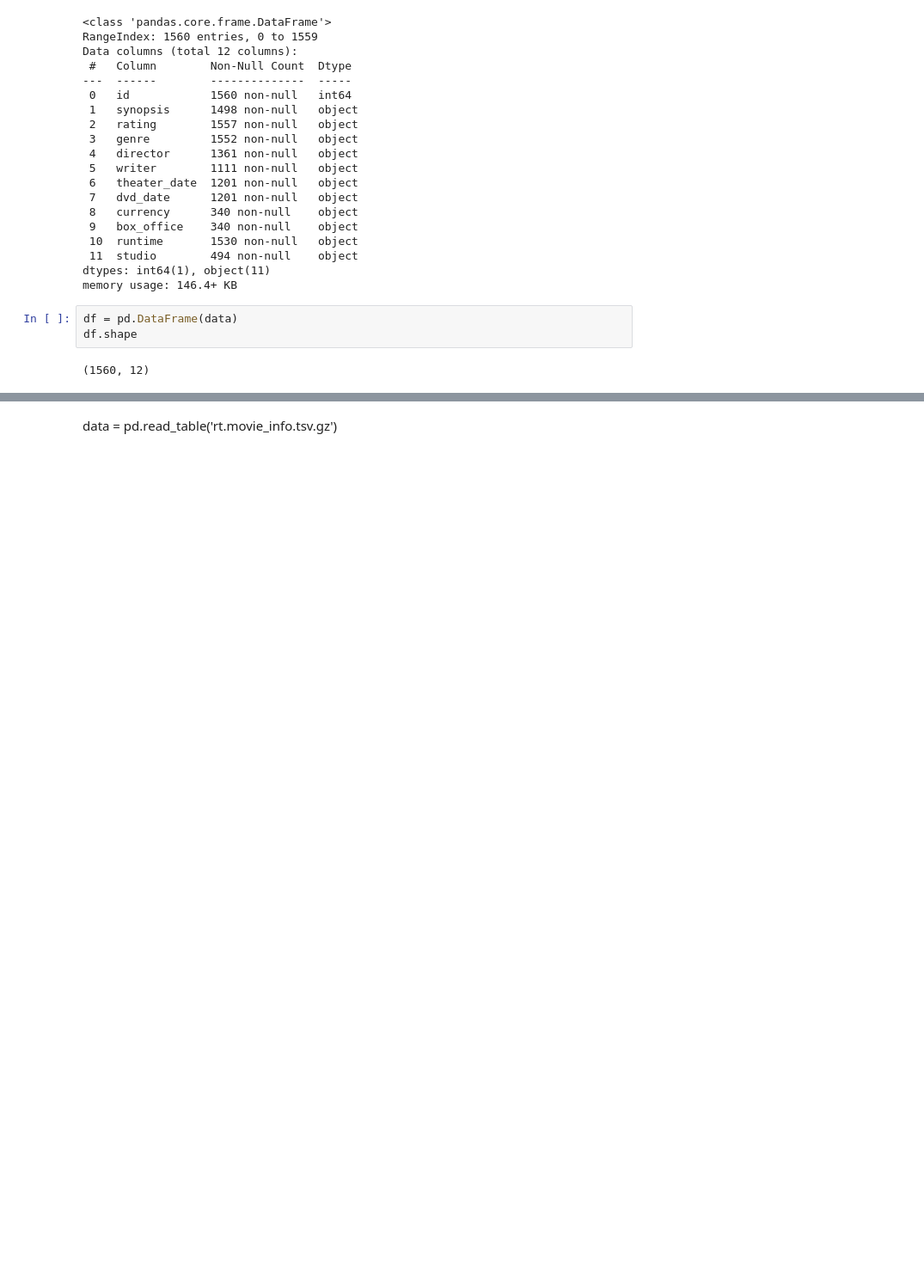
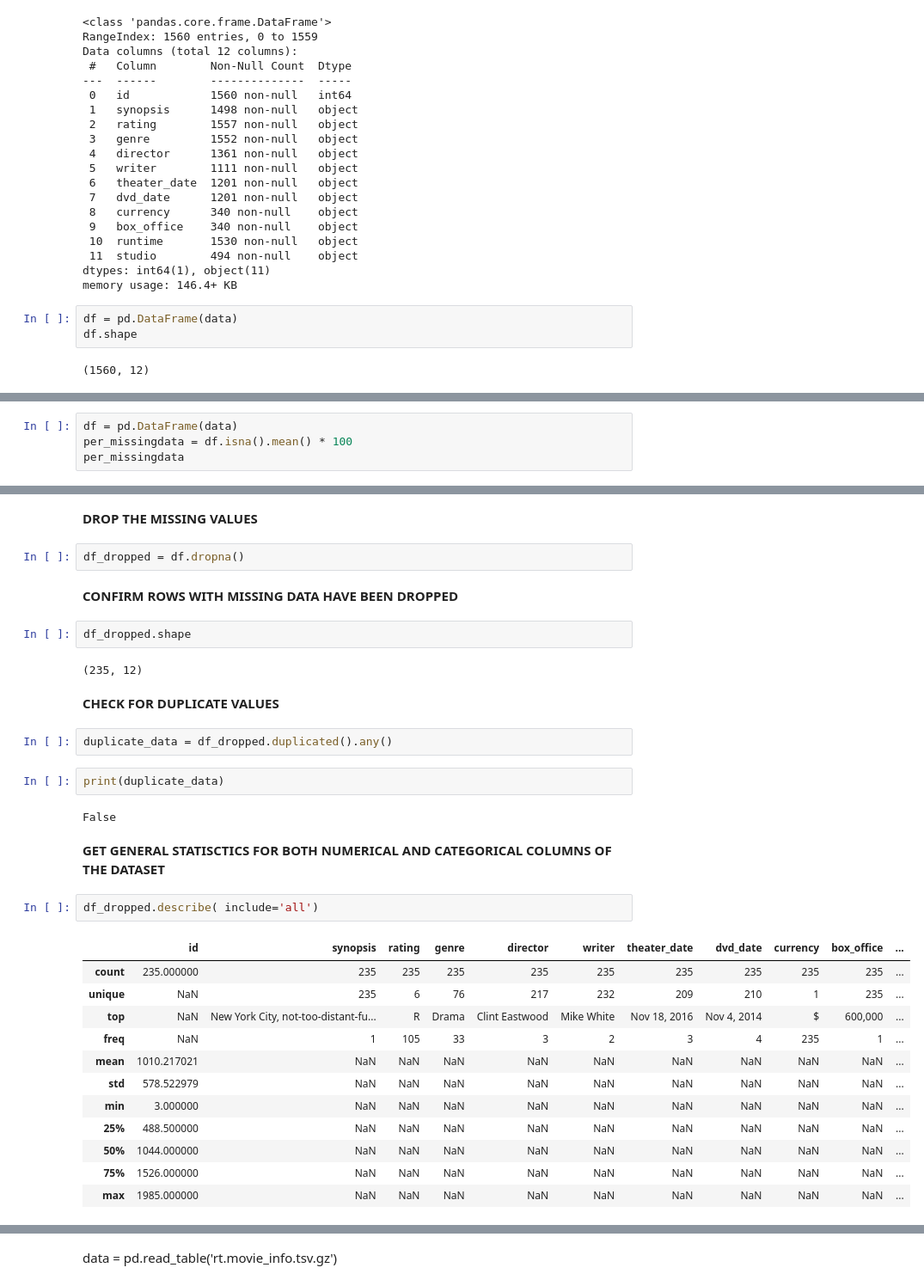
Before and after one commit to ISAACKW/PHASE1_PROJECT, a Jupyter notebook: index.ipynb, the cells around one changed output, grey strips where cells are left out. Shown at 86% size. Saved outputs shown, nothing was run; the diff lists cells and outputs as text; blank space fills up the shorter version.

```diff
--- a/index.ipynb
+++ b/index.ipynb
@@ -58,0 +84,4 @@ df.shape
+# %%
+df = pd.DataFrame(data)
+per_missingdata = df.isna().mean() * 100
+per_missingdata
@@ -58,0 +102,35 @@ df.shape
+# %% [markdown]
+**DROP THE MISSING VALUES**
+# %%
+df_dropped = df.dropna()
+# %% [markdown]
+**CONFIRM ROWS WITH MISSING DATA HAVE BEEN DROPPED**
+# %%
+df_dropped.shape
+# %% [output]
+(235, 12)
+# %% [markdown]
+**CHECK FOR DUPLICATE VALUES**
+# %%
+duplicate_data = df_dropped.duplicated().any()
+# %%
+print(duplicate_data)
+# %% [output]
+False
+# %% [markdown]
+**GET GENERAL STATISCTICS FOR BOTH NUMERICAL AND CATEGORICAL COLUMNS OF THE DATASET**
+# %%
+df_dropped.describe( include='all')
+# %% [output]
+|  | id | synopsis | rating | genre | director | writer | theater_date | dvd_date | currency | box_office | ... |
+| count | 235.000000 | 235 | 235 | 235 | 235 | 235 | 235 | 235 | 235 | 235 | ... |
+| unique | NaN | 235 | 6 | 76 | 217 | 232 | 209 | 210 | 1 | 235 | ... |
+| top | NaN | New York City, not-too-distant-fu... | R | Drama | Clint Eastwood | Mike White | Nov 18, 2016 | Nov 4, 2014 | $ | 600,000 | ... |
+| freq | NaN | 1 | 105 | 33 | 3 | 2 | 3 | 4 | 235 | 1 | ... |
+| mean | 1010.217021 | NaN | NaN | NaN | NaN | NaN | NaN | NaN | NaN | NaN | ... |
+| std | 578.522979 | NaN | NaN | NaN | NaN | NaN | NaN | NaN | NaN | NaN | ... |
+| min | 3.000000 | NaN | NaN | NaN | NaN | NaN | NaN | NaN | NaN | NaN | ... |
+| 25% | 488.500000 | NaN | NaN | NaN | NaN | NaN | NaN | NaN | NaN | NaN | ... |
+| 50% | 1044.000000 | NaN | NaN | NaN | NaN | NaN | NaN | NaN | NaN | NaN | ... |
+| 75% | 1526.000000 | NaN | NaN | NaN | NaN | NaN | NaN | NaN | NaN | NaN | ... |
+| max | 1985.000000 | NaN | NaN | NaN | NaN | NaN | NaN | NaN | NaN | NaN | ... |
```
Also changed, not shown: parts of 22 cells of this notebook.
